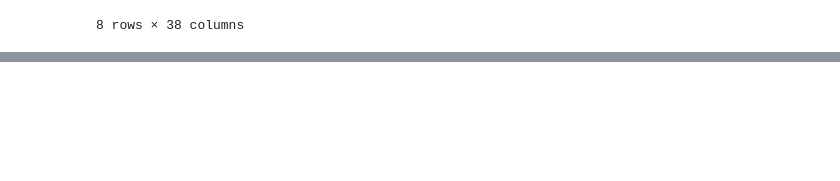
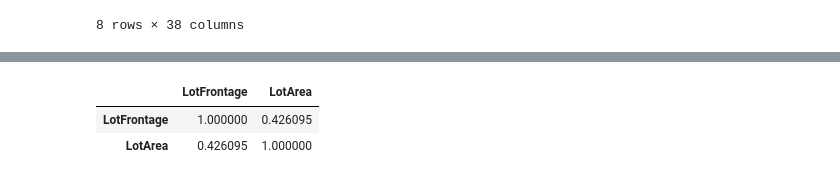
Before and after one commit to seanwdc/BIA_Regression, a Jupyter notebook: Data/Analysis.ipynb, the cells around one changed output, grey strips where cells are left out. Drawn from its saved outputs; the diff is of its cells as text; code cells hidden in the pictures; blank space fills up the shorter version.

```diff
--- a/Data/Analysis.ipynb
+++ b/Data/Analysis.ipynb
@@ -34 +40,4 @@ Length: 81, dtype: int64
+# %%
+to_drop = list(train_df.columns[train_df.isna().sum() > 300])
+train_df.drop(to_drop, axis =1, inplace = True)
 # %%
@@ -61,0 +75,8 @@ train_df.describe()
+# %%
+vars_to_use = ['MSSubClass','LotArea', 'LotFrontage', '']
+
+train_df[['LotFrontage','LotArea']].corr()
+# %% [output]
+|  | LotFrontage | LotArea |
+| LotFrontage | 1.000000 | 0.426095 |
+| LotArea | 0.426095 | 1.000000 |
```
Also changed, not shown: parts of 3 cells of this notebook, 2 other files.
